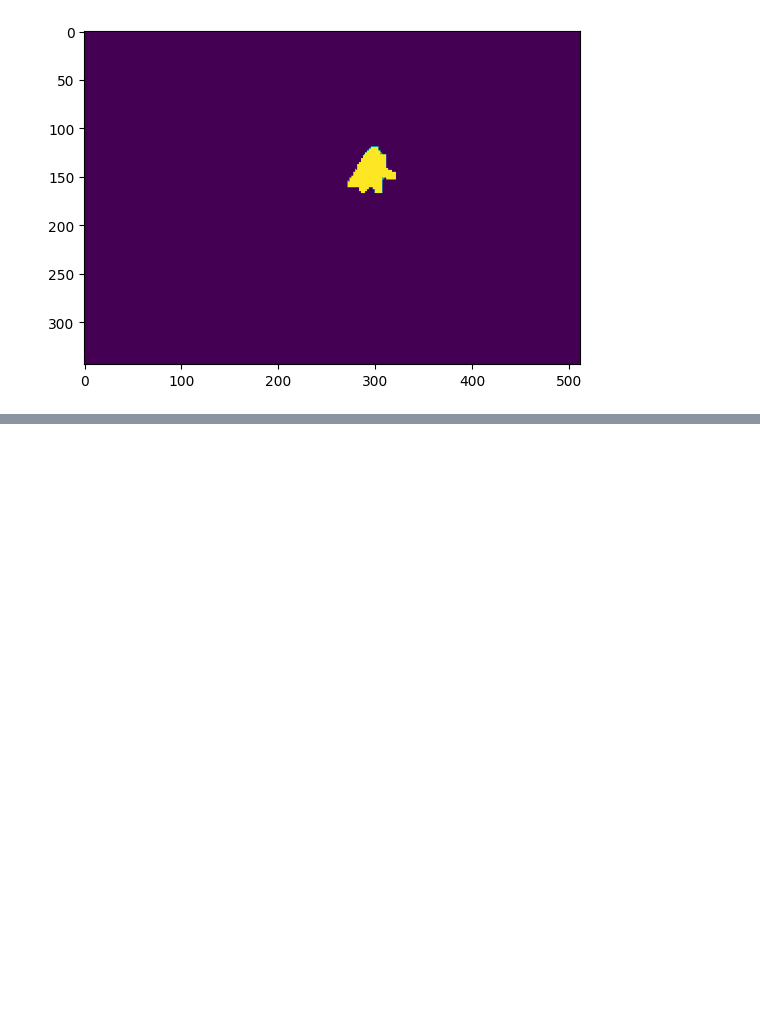
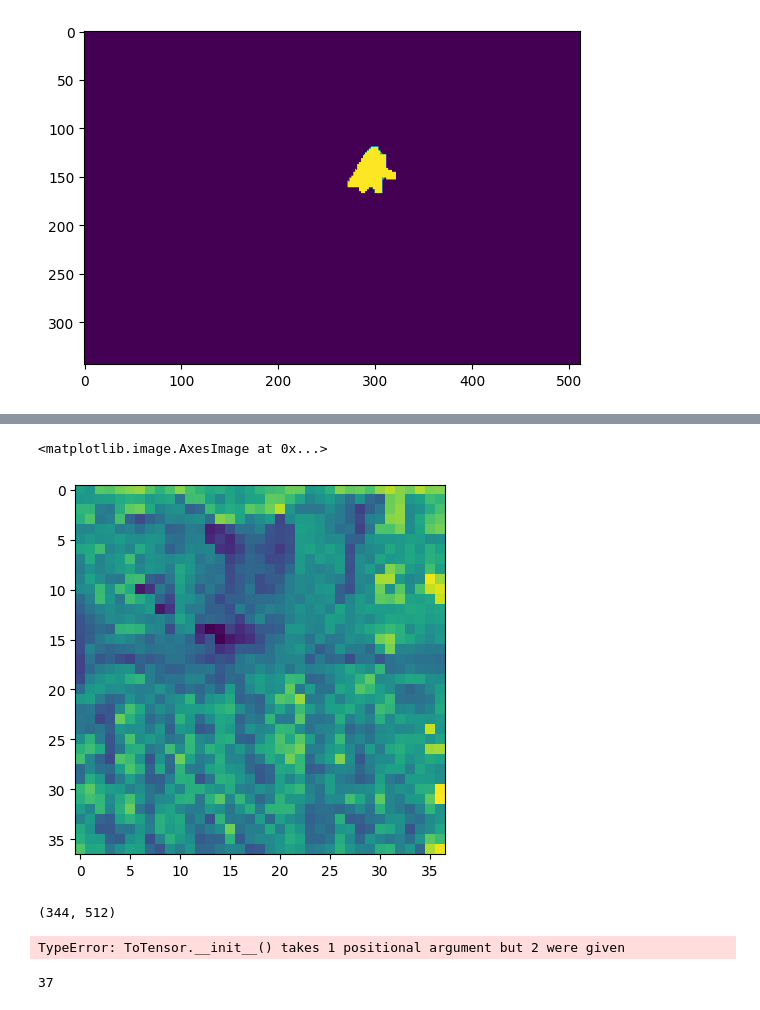
Before and after one commit to RaisoLiu/mask_export_center_area, a Jupyter notebook: test.ipynb, the cells around one changed output, grey strips where cells are left out. Drawn from its saved outputs; the diff is of its cells as text; code cells hidden in the pictures; blank space fills up the shorter version.

```diff
--- a/test.ipynb
+++ b/test.ipynb
@@ -48,0 +81,9 @@ image.shape
+# %%
+plt.imshow(latent[:, :, 0])
+# %% [output]
+<matplotlib.image.AxesImage at 0x...>
+[figure, added]
+# %%
+results[it].labels[0].shape
+# %% [output]
+(344, 512)
@@ -48,0 +93,4 @@ image.shape
+# %%
+tt.ToTensor()
+# %% [output]
+TypeError: ToTensor.__init__() takes 1 positional argument but 2 were given
@@ -48,0 +99,4 @@ image.shape
+# %%
+resolution // 14
+# %% [output]
+37
```
Also changed, not shown: parts of 8 cells of this notebook, 1 other file.
